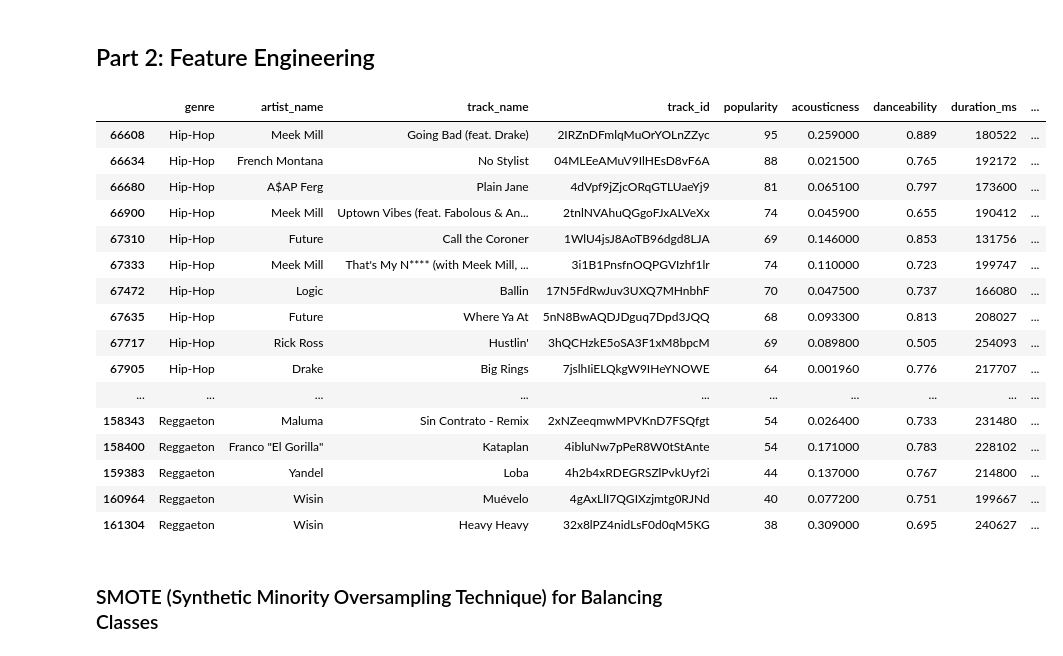
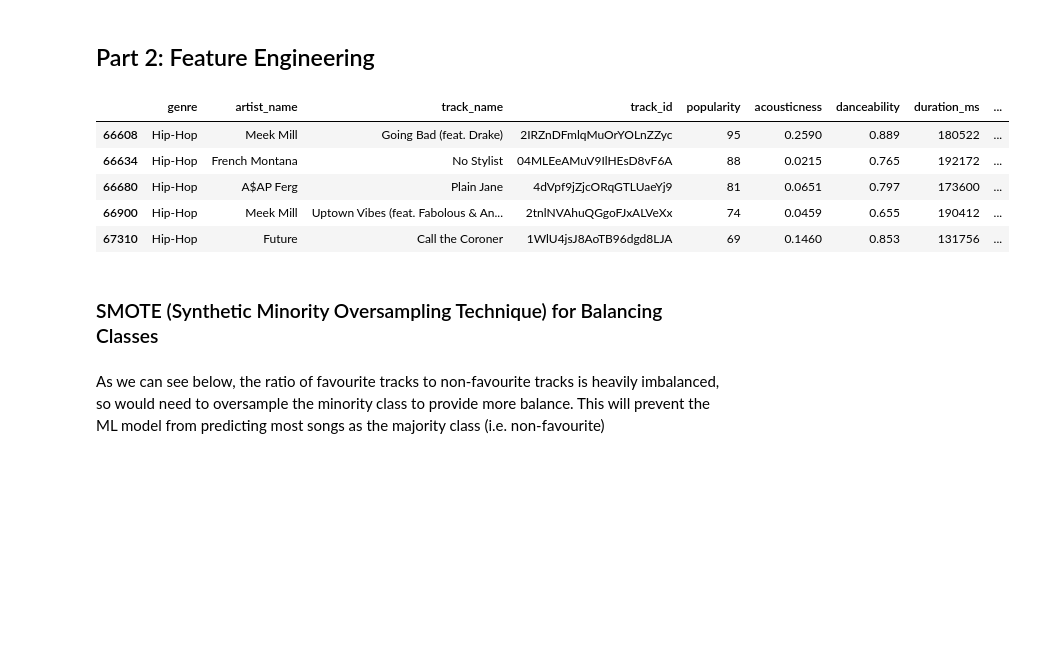
Before and after one commit to vijay-ss/spotify-recommender, a Jupyter notebook: spotify_preprocessing.ipynb, the cells around one changed output. Drawn from its saved outputs; the diff is of its cells as text; code cells hidden in the pictures; blank space fills up the shorter version.

```diff
--- a/spotify_preprocessing.ipynb
+++ b/spotify_preprocessing.ipynb
@@ -353,27 +367,18 @@ Next steps:
 # %% [markdown]
 ## Part 2: Feature Engineering
 # %%
-spotify_features[spotify_features['favourite'] == 1]
+spotify_features[spotify_features['favourite'] == 1].head()
 # %% [output]
 |  | genre | artist_name | track_name | track_id | popularity | acousticness | danceability | duration_ms | ... |
-| 66608 | Hip-Hop | Meek Mill | Going Bad (feat. Drake) | 2IRZnDFmlqMuOrYOLnZZyc | 95 | 0.259000 | 0.889 | 180522 | ... |
-| 66634 | Hip-Hop | French Montana | No Stylist | 04MLEeAMuV9IlHEsD8vF6A | 88 | 0.021500 | 0.765 | 192172 | ... |
-| 66680 | Hip-Hop | A$AP Ferg | Plain Jane | 4dVpf9jZjcORqGTLUaeYj9 | 81 | 0.065100 | 0.797 | 173600 | ... |
-| 66900 | Hip-Hop | Meek Mill | Uptown Vibes (feat. Fabolous & An... | 2tnlNVAhuQGgoFJxALVeXx | 74 | 0.045900 | 0.655 | 190412 | ... |
-| 67310 | Hip-Hop | Future | Call the Coroner | 1WlU4jsJ8AoTB96dgd8LJA | 69 | 0.146000 | 0.853 | 131756 | ... |
-| 67333 | Hip-Hop | Meek Mill | That's My N**** (with Meek Mill, ... | 3i1B1PnsfnOQPGVIzhf1lr | 74 | 0.110000 | 0.723 | 199747 | ... |
-| 67472 | Hip-Hop | Logic | Ballin | 17N5FdRwJuv3UXQ7MHnbhF | 70 | 0.047500 | 0.737 | 166080 | ... |
-| 67635 | Hip-Hop | Future | Where Ya At | 5nN8BwAQDJDguq7Dpd3JQQ | 68 | 0.093300 | 0.813 | 208027 | ... |
-| 67717 | Hip-Hop | Rick Ross | Hustlin' | 3hQCHzkE5oSA3F1xM8bpcM | 69 | 0.089800 | 0.505 | 254093 | ... |
-| 67905 | Hip-Hop | Drake | Big Rings | 7jslhIiELQkgW9IHeYNOWE | 64 | 0.001960 | 0.776 | 217707 | ... |
-| ... | ... | ... | ... | ... | ... | ... | ... | ... | ... |
-| 158343 | Reggaeton | Maluma | Sin Contrato - Remix | 2xNZeeqmwMPVKnD7FSQfgt | 54 | 0.026400 | 0.733 | 231480 | ... |
-| 158400 | Reggaeton | Franco "El Gorilla" | Kataplan | 4ibluNw7pPeR8W0tStAnte | 54 | 0.171000 | 0.783 | 228102 | ... |
-| 159383 | Reggaeton | Yandel | Loba | 4h2b4xRDEGRSZlPvkUyf2i | 44 | 0.137000 | 0.767 | 214800 | ... |
-| 160964 | Reggaeton | Wisin | Muévelo | 4gAxLlI7QGIXzjmtg0RJNd | 40 | 0.077200 | 0.751 | 199667 | ... |
-| 161304 | Reggaeton | Wisin | Heavy Heavy | 32x8lPZ4nidLsF0d0qM5KG | 38 | 0.309000 | 0.695 | 240627 | ... |
+| 66608 | Hip-Hop | Meek Mill | Going Bad (feat. Drake) | 2IRZnDFmlqMuOrYOLnZZyc | 95 | 0.2590 | 0.889 | 180522 | ... |
+| 66634 | Hip-Hop | French Montana | No Stylist | 04MLEeAMuV9IlHEsD8vF6A | 88 | 0.0215 | 0.765 | 192172 | ... |
+| 66680 | Hip-Hop | A$AP Ferg | Plain Jane | 4dVpf9jZjcORqGTLUaeYj9 | 81 | 0.0651 | 0.797 | 173600 | ... |
+| 66900 | Hip-Hop | Meek Mill | Uptown Vibes (feat. Fabolous & An... | 2tnlNVAhuQGgoFJxALVeXx | 74 | 0.0459 | 0.655 | 190412 | ... |
+| 67310 | Hip-Hop | Future | Call the Coroner | 1WlU4jsJ8AoTB96dgd8LJA | 69 | 0.1460 | 0.853 | 131756 | ... |
 # %% [markdown]
 ### SMOTE (Synthetic Minority Oversampling Technique) for Balancing Classes
+# %% [markdown]
+As we can see below, the ratio of favourite tracks to non-favourite tracks is heavily imbalanced, so would need to oversample the minority class to provide more balance. This will prevent the ML model from predicting most songs as the majority class (i.e. non-favourite)
 # %%
 spotify_features.favourite.value_counts()
 # %% [output]
```
Also changed, not shown: parts of 33 cells of this notebook.
